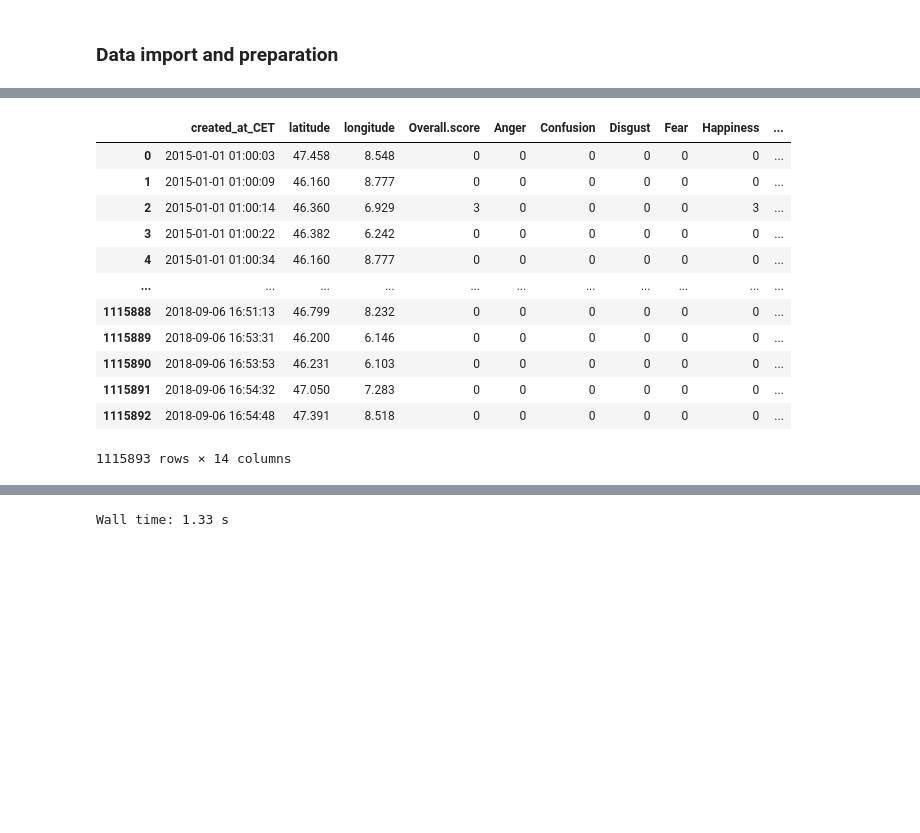
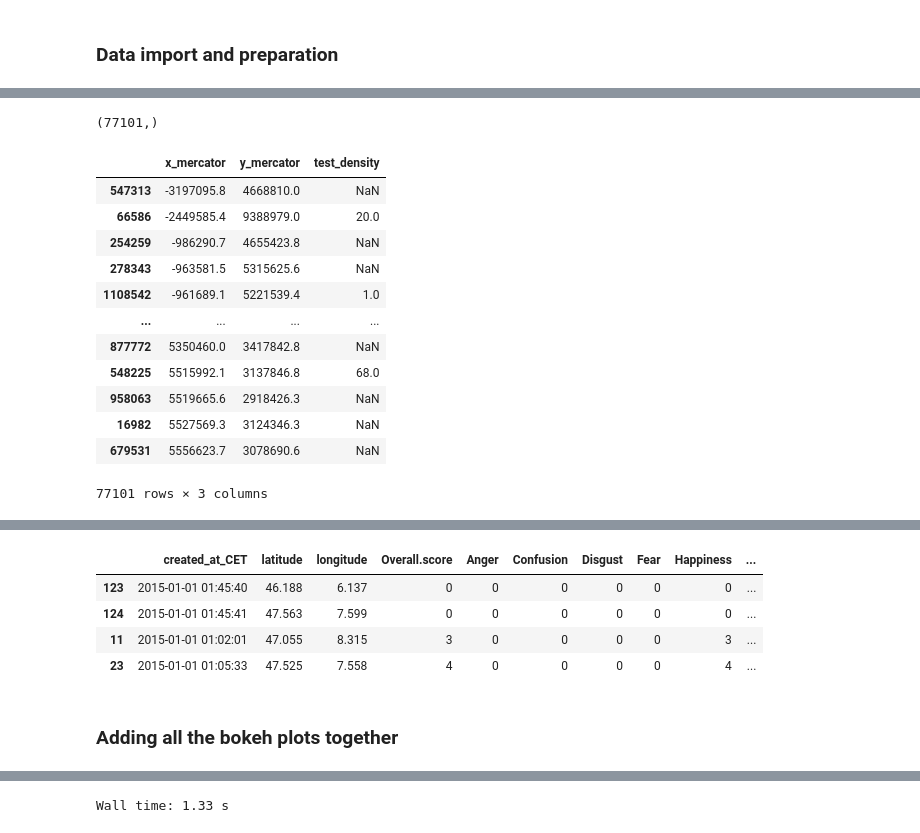
Before and after one commit to TemporalData/Meteo-Tweets, a Jupyter notebook: Timeline, Map, and Histogram.ipynb, the cells around one changed output, grey strips where cells are left out. Drawn from its saved outputs; the diff is of its cells as text; code cells hidden in the pictures; blank space fills up the shorter version.

```diff
--- a/Timeline, Map, and Histogram.ipynb
+++ b/Timeline, Map, and Histogram.ipynb
@@ -56,7 +72,7 @@ TMH_data = twitter_data[import_columns].sort_values(by='created_at_CET',ignore_i
 
 #Round all entries in dataframe
 #Mainly to remove specific gps locations of users
-TMH_data = time_data.round(3)
+TMH_data = TMH_data.round(3)
 
 #Format the string input to datetime
 TMH_data['created_at_CET'] = pd.to_datetime(TMH_data['created_at_CET'], format='%Y-%m-%d %H:%M:%S')
@@ -77,0 +332,4 @@ TMH_data['y_mercator'] = mercator_transform[1].round(1)
+# %%
+random.shape
+# %% [output]
+(77101,)
@@ -78,4 +345,20 @@ TMH_data['y_mercator'] = mercator_transform[1].round(1)
+# %%
+test2
+# %% [output]
+|  | x_mercator | y_mercator | test_density |
+| 547313 | -3197095.8 | 4668810.0 | NaN |
+| 66586 | -2449585.4 | 9388979.0 | 20.0 |
+| 254259 | -986290.7 | 4655423.8 | NaN |
+| 278343 | -963581.5 | 5315625.6 | NaN |
+| 1108542 | -961689.1 | 5221539.4 | 1.0 |
+| ... | ... | ... | ... |
+| 877772 | 5350460.0 | 3417842.8 | NaN |
+| 548225 | 5515992.1 | 3137846.8 | 68.0 |
+| 958063 | 5519665.6 | 2918426.3 | NaN |
+| 16982 | 5527569.3 | 3124346.3 | NaN |
+| 679531 | 5556623.7 | 3078690.6 | NaN |
+77101 rows × 3 columns
 # %%
 %%time
-TMH_data
+TMH_data.iloc[[123,124,11,23]]
 # %% [output]
@@ -83,16 +366,10 @@ Wall time: 0 ns
 |  | created_at_CET | latitude | longitude | Overall.score | Anger | Confusion | Disgust | Fear | Happiness | ... |
-| 0 | 2015-01-01 01:00:03 | 47.458 | 8.548 | 0 | 0 | 0 | 0 | 0 | 0 | ... |
-| 1 | 2015-01-01 01:00:09 | 46.160 | 8.777 | 0 | 0 | 0 | 0 | 0 | 0 | ... |
-| 2 | 2015-01-01 01:00:14 | 46.360 | 6.929 | 3 | 0 | 0 | 0 | 0 | 3 | ... |
-| 3 | 2015-01-01 01:00:22 | 46.382 | 6.242 | 0 | 0 | 0 | 0 | 0 | 0 | ... |
-| 4 | 2015-01-01 01:00:34 | 46.160 | 8.777 | 0 | 0 | 0 | 0 | 0 | 0 | ... |
-| ... | ... | ... | ... | ... | ... | ... | ... | ... | ... | ... |
-| 1115888 | 2018-09-06 16:51:13 | 46.799 | 8.232 | 0 | 0 | 0 | 0 | 0 | 0 | ... |
-| 1115889 | 2018-09-06 16:53:31 | 46.200 | 6.146 | 0 | 0 | 0 | 0 | 0 | 0 | ... |
-| 1115890 | 2018-09-06 16:53:53 | 46.231 | 6.103 | 0 | 0 | 0 | 0 | 0 | 0 | ... |
-| 1115891 | 2018-09-06 16:54:32 | 47.050 | 7.283 | 0 | 0 | 0 | 0 | 0 | 0 | ... |
-| 1115892 | 2018-09-06 16:54:48 | 47.391 | 8.518 | 0 | 0 | 0 | 0 | 0 | 0 | ... |
+| 123 | 2015-01-01 01:45:40 | 46.188 | 6.137 | 0 | 0 | 0 | 0 | 0 | 0 | ... |
+| 124 | 2015-01-01 01:45:41 | 47.563 | 7.599 | 0 | 0 | 0 | 0 | 0 | 0 | ... |
+| 11 | 2015-01-01 01:02:01 | 47.055 | 8.315 | 3 | 0 | 0 | 0 | 0 | 3 | ... |
+| 23 | 2015-01-01 01:05:33 | 47.525 | 7.558 | 4 | 0 | 0 | 0 | 0 | 4 | ... |
-1115893 rows × 14 columns
+# %% [markdown]
+### Adding all the bokeh plots together
 # %%
 def bkapp(doc):
 
```
Also changed, not shown: parts of 23 cells of this notebook, 1 other file.
